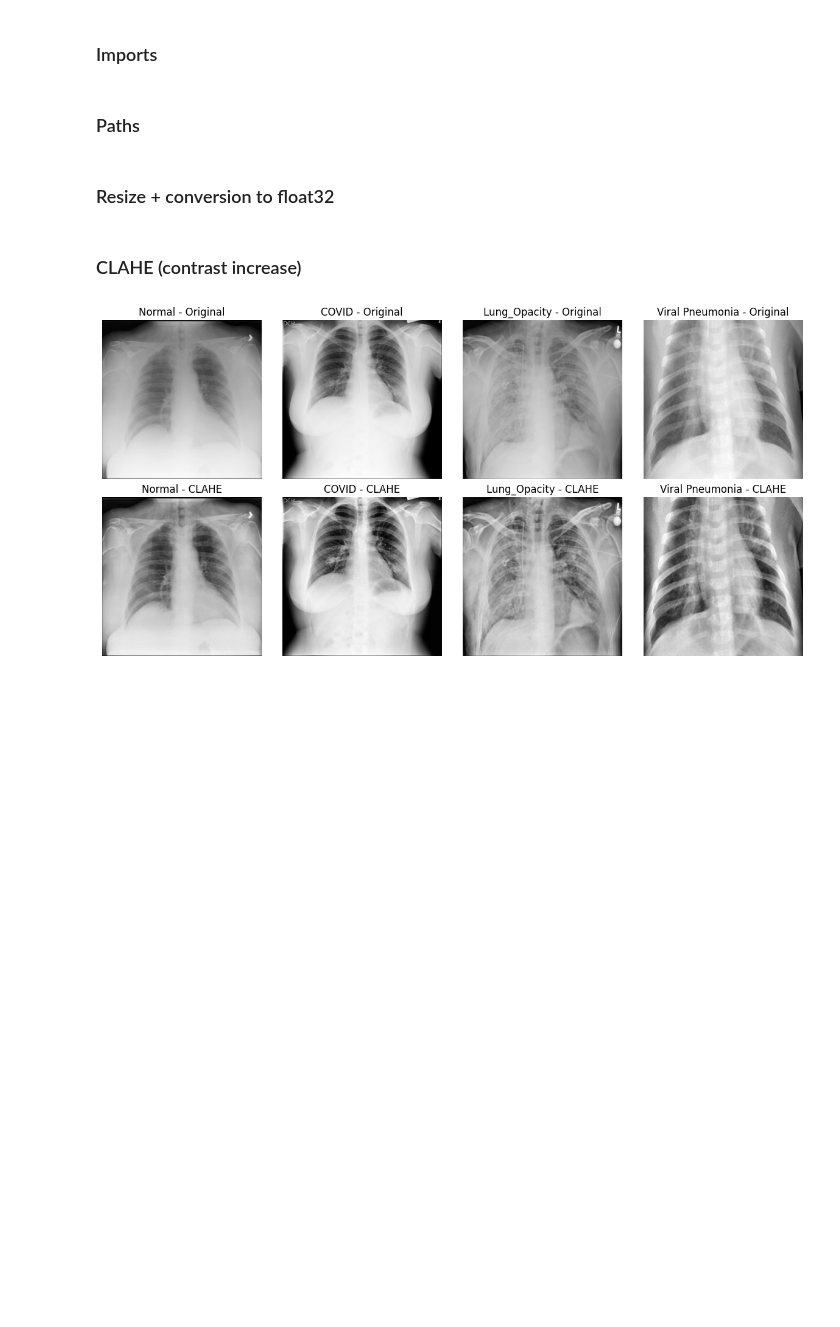
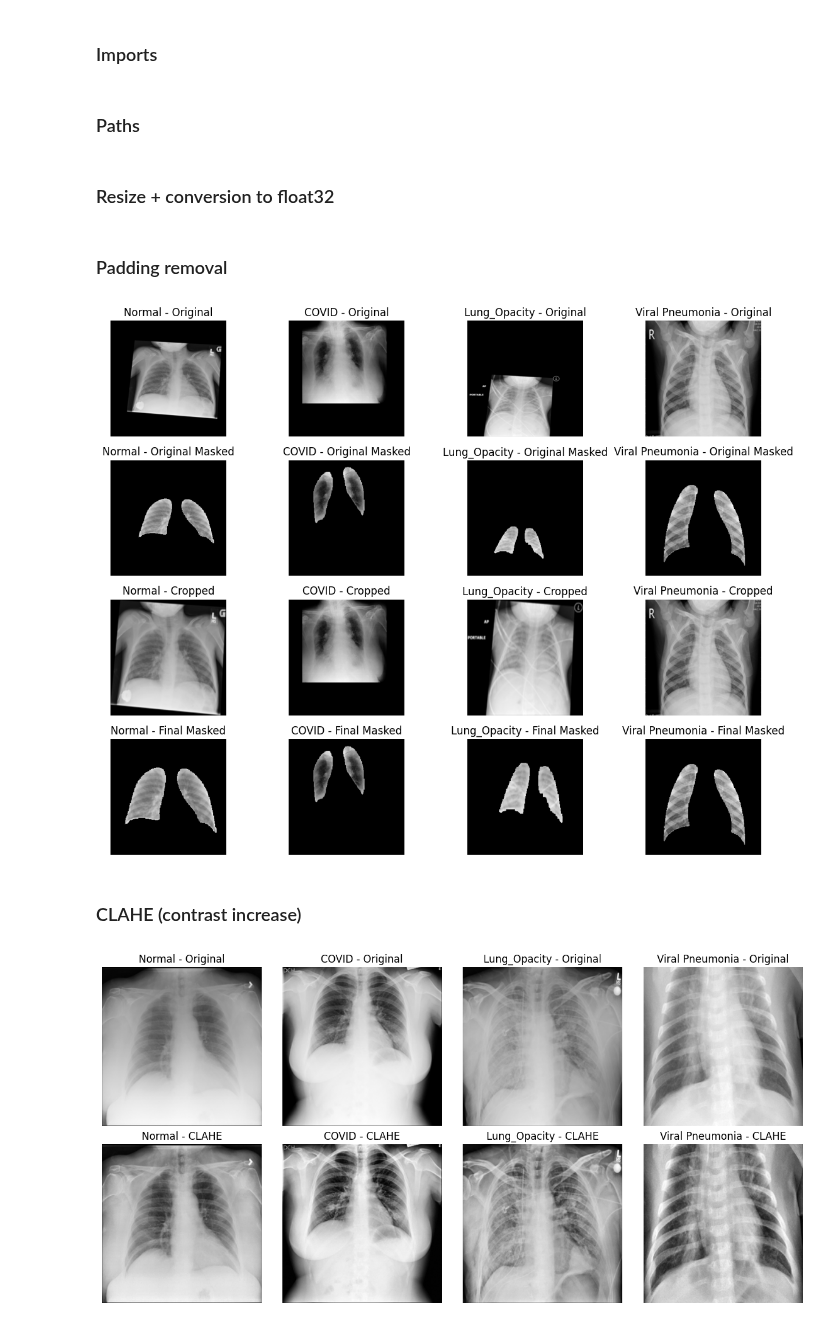
Before and after one commit to edoduc/Analysis-of-COVID-19-Chest-X-rays, a Jupyter notebook: notebooks/data_pre-processing.ipynb, the cells around one changed output. Cells and saved outputs as stored; diff of their text form; code cells hidden in the pictures; blank space fills up the shorter version.

```diff
--- a/notebooks/data_pre-processing.ipynb
+++ b/notebooks/data_pre-processing.ipynb
@@ -42,3 +46,56 @@ def load_mask(mask_path):
+# %% [markdown]
+### Padding removal
+# %%
+def remove_padding_resize(image, mask, threshold=1):
+    original_size = image.shape[:2]
+
+    _, binary = cv2.threshold(image, threshold, 255, cv2.THRESH_BINARY)
+    coords = cv2.findNonZero(binary)
+    x, y, w, h = cv2.boundingRect(coords)
+
+    cropped_image = image[y:y+h, x:x+w]
+    cropped_mask = mask[y:y+h, x:x+w]
+
+    restored_image = cv2.resize(cropped_image, (original_size[1], original_size[0]))
+    restored_mask = cv2.resize(cropped_mask, (original_size[1], original_size[0]), interpolation=cv2.INTER_NEAREST)  # INTER_NEAREST pour les masques binaires
+
+    return restored_image, restored_mask
+
+
+def show_premoval_examples():
+    fig, axs = plt.subplots(4, 4, figsize=(12, 9))
+    for i, cls in enumerate(CLASSES):
+        image_dir = os.path.join(PADDED_DATA_DIR, cls)
+        mask_dir = os.path.join(RAW_DATA_DIR, cls, "masks")
+        random.seed(SEED)
+        image_name = random.choice(os.listdir(image_dir))
+        image_path = os.path.join(image_dir, image_name)
+        mask_path = os.path.join(mask_dir, image_name)
+
+        image = load_image(image_path)
+        mask = load_mask(mask_path)
+
+        restored_image, restored_mask = remove_padding_resize(image, mask)
+        final_masked = apply_lung_mask(restored_image, restored_mask)
+
+        axs[0, i].imshow(image, cmap="gray")
+        axs[0, i].set_title(f"{cls} - Original")
+        axs[1, i].imshow(apply_lung_mask(image, mask), cmap="grey")
+        axs[1, i].set_title(f"{cls} - Original Masked")
+        axs[2, i].imshow(restored_image, cmap="gray")
+        axs[2, i].set_title(f"{cls} - Cropped")
+        axs[3, i].imshow(final_masked, cmap="gray")
+        axs[3, i].set_title(f"{cls} - Final Masked")
+
+    for ax in axs.flat:
+        ax.axis("off")
+
+    plt.tight_layout()
+    plt.show()
+
+show_premoval_examples()
+# %% [output]
+[figure, added]
 # %% [markdown]
 ### CLAHE (contrast increase)
 # %%
```
Also changed, not shown: parts of 5 cells of this notebook, 1 other file.
